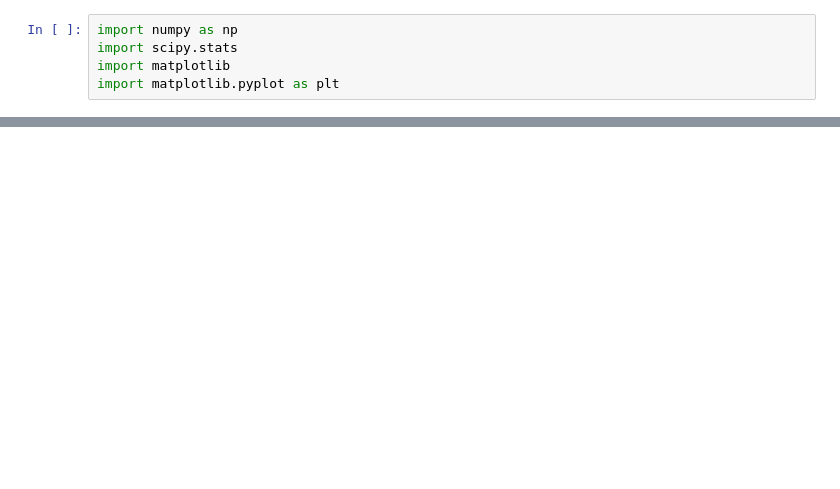
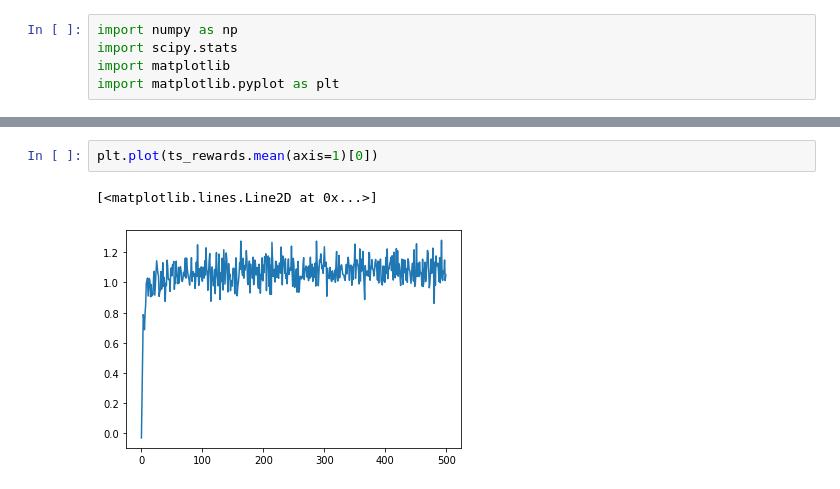
Before and after one commit to StanleyTuz/reinforcement-learning, a Jupyter notebook: sutton_barto/ch2/notebook.ipynb, the cells around one changed output, grey strips where cells are left out. Cells and saved outputs as stored; diff of their text form; blank space fills up the shorter version.

```diff
--- a/sutton_barto/ch2/notebook.ipynb
+++ b/sutton_barto/ch2/notebook.ipynb
@@ -394,0 +322,5 @@ plt.plot(np.array(rewards).cumsum() / range(1, 1+len(rewards)))
+# %%
+plt.plot(ts_rewards.mean(axis=1)[0])
+# %% [output]
+[<matplotlib.lines.Line2D at 0x...>]
+[figure, added]
```
Also changed, not shown: parts of 14 cells of this notebook, 1 other file.
